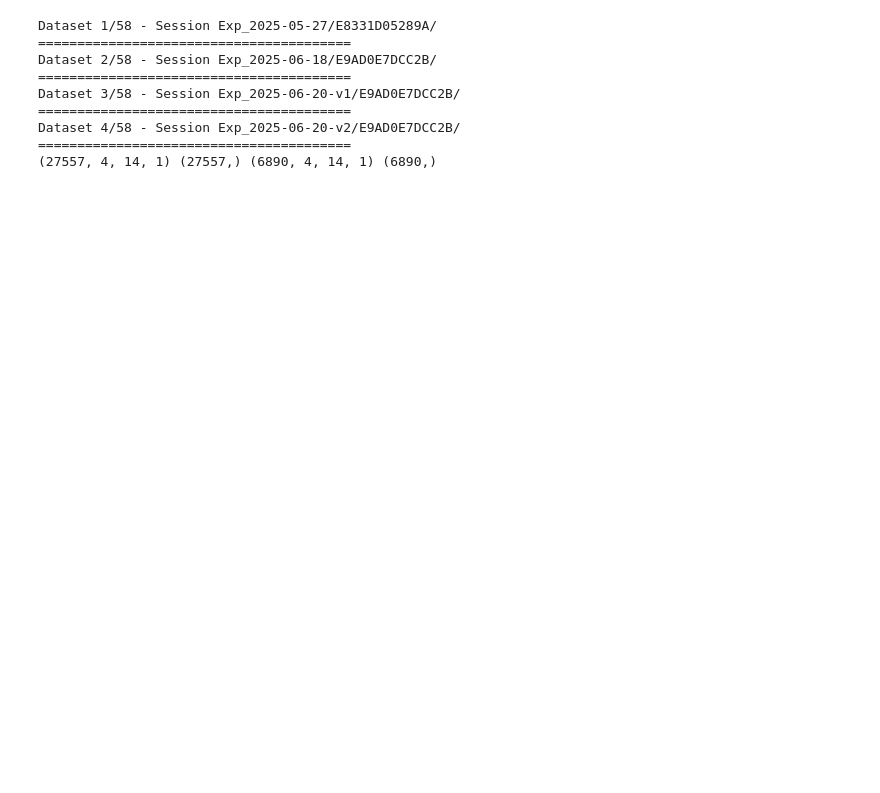
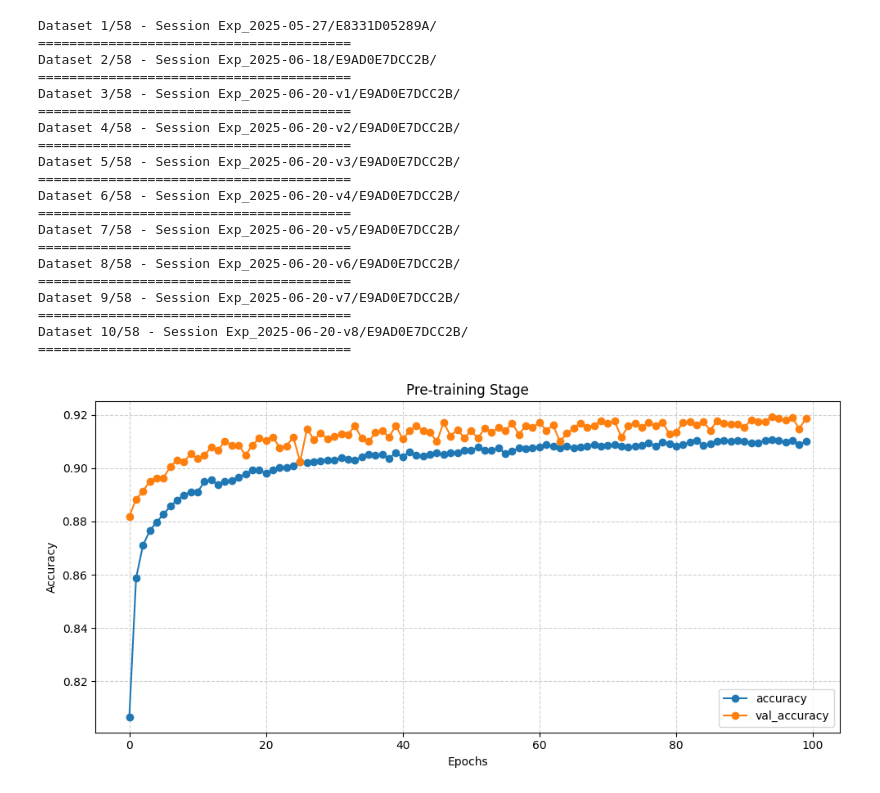
Before and after one commit to Hunminlee/Neural_Computing_Interface_MindForce, a Jupyter notebook: V5 Self Supervised Learning/V1 - Semi Supervised Learning in online(Pseudo-labeling)/Subject-H.ipynb, the cells around one changed output. Saved outputs shown, nothing was run; the diff lists cells and outputs as text; code cells hidden in the pictures; blank space fills up the shorter version.

```diff
--- a/V5 Self Supervised Learning/V1 - Semi Supervised Learning in online(Pseudo-labeling)/Subject-H.ipynb
+++ b/V5 Self Supervised Learning/V1 - Semi Supervised Learning in online(Pseudo-labeling)/Subject-H.ipynb
@@ -10,29 +10,53 @@ import baseline, config
 import warnings
 warnings.filterwarnings('ignore')
 
+def plot_result(result):
+    plt.figure(figsize=(10, 5))
+    plt.plot(result.history['accuracy'], label='accuracy', marker='o')
+    plt.plot(result.history['val_accuracy'], label='val_accuracy', marker='o')
+    plt.title('Pre-training Stage')
+    plt.xlabel('Epochs')
+    plt.ylabel('Accuracy')
+    plt.grid(True, linestyle='--', alpha=0.6)
+    plt.legend(loc='lower right')
+    plt.tight_layout()
+    plt.show()
+
+
+
 SUBJECT = "Hunmin"
-Threshold_K = 4
 trainer = baseline.ModelTrainer(config, subject=SUBJECT)
 trainer_Carlson = baseline.ModelTrainer(config, subject="Carlson")
 trainer_Harold = baseline.ModelTrainer(config, subject="Harold")
+#trainer_Hunmin = baseline.ModelTrainer(config, subject="Hunmin")
 trainer_Brian = baseline.ModelTrainer(config, subject="Brian")
 trainer_Xianyu = baseline.ModelTrainer(config, subject="Xianyu")
-
-# 초기 학습 데이터
-X_init, y_init, X_init_test, y_init_test = trainer.return_until_K_data(K=Threshold_K, train_ratio=0.8)
-print(X_init.shape, y_init.shape, X_init_test.shape, y_init_test.shape)
-# %% [output]
-Dataset 1/58 - Session Exp_2025-05-27/E8331D05289A/
-========================================
-Dataset 2/58 - Session Exp_2025-06-18/E9AD0E7DCC2B/
-========================================
-Dataset 3/58 - Session Exp_2025-06-20-v1/E9AD0E7DCC2B/
-========================================
-Dataset 4/58 - Session Exp_2025-06-20-v2/E9AD0E7DCC2B/
-========================================
-(27557, 4, 14, 1) (27557,) (6890, 4, 14, 1) (6890,)
 # %%
-# 모델 생성 및 초기 학습
-model = self_supervised_v1.build_model()
-result = model.fit(X_init, y_init, validation_data=(X_init_test, y_init_test), epochs=100, batch_size=64, verbose=0)
+Threshold_K = 10  # 초기 학습 데이터
+X_init, y_init, X_init_test, y_init_test = trainer.return_until_K_data(K=Threshold_K, train_ratio=0.8)
+model_K10 = self_supervised_v1.build_model()  # 모델 생성 및 초기 학습
+result = model_K10.fit(X_init, y_init, validation_data=(X_init_test, y_init_test), epochs=100, batch_size=64, verbose=0)
+plot_result(result)
+# %% [output]
+Dataset 1/58 - Session Exp_2025-05-27/E8331D05289A/
+========================================
+Dataset 2/58 - Session Exp_2025-06-18/E9AD0E7DCC2B/
+========================================
+Dataset 3/58 - Session Exp_2025-06-20-v1/E9AD0E7DCC2B/
+========================================
+Dataset 4/58 - Session Exp_2025-06-20-v2/E9AD0E7DCC2B/
+========================================
+Dataset 5/58 - Session Exp_2025-06-20-v3/E9AD0E7DCC2B/
+========================================
+Dataset 6/58 - Session Exp_2025-06-20-v4/E9AD0E7DCC2B/
+========================================
+Dataset 7/58 - Session Exp_2025-06-20-v5/E9AD0E7DCC2B/
+========================================
+Dataset 8/58 - Session Exp_2025-06-20-v6/E9AD0E7DCC2B/
+========================================
+Dataset 9/58 - Session Exp_2025-06-20-v7/E9AD0E7DCC2B/
+========================================
+Dataset 10/58 - Session Exp_2025-06-20-v8/E9AD0E7DCC2B/
+========================================
+[figure, added]
 # %%
```
Also changed, not shown: parts of 7 cells of this notebook, 1 other file.
